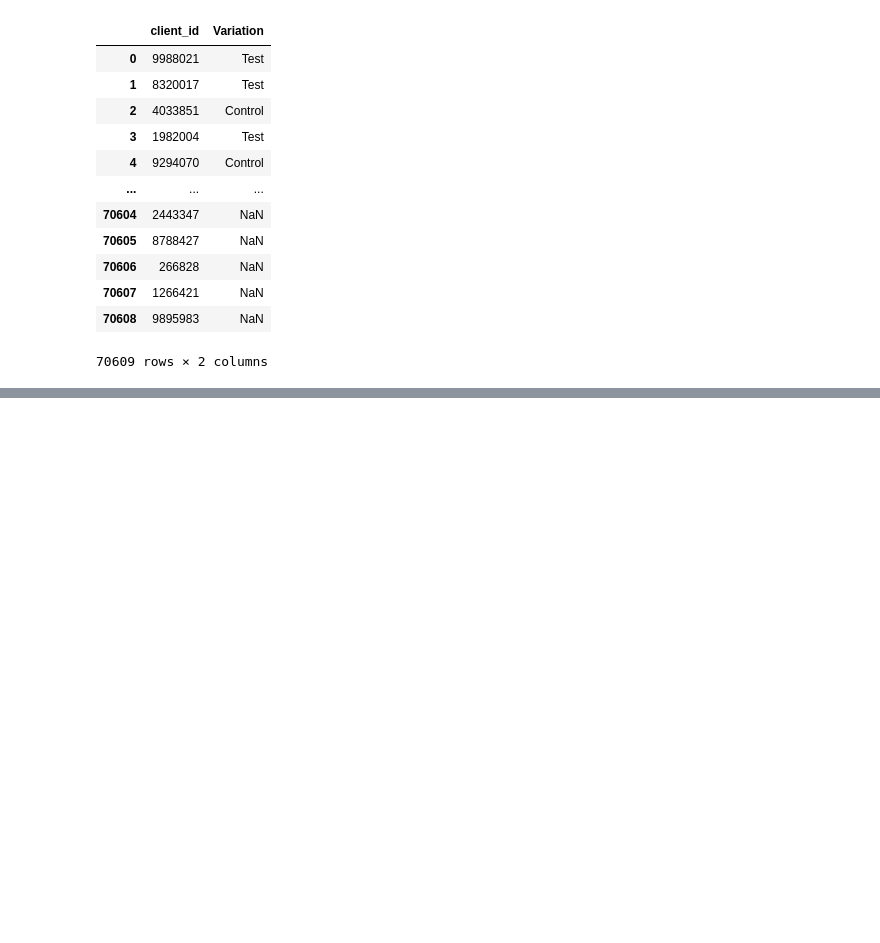
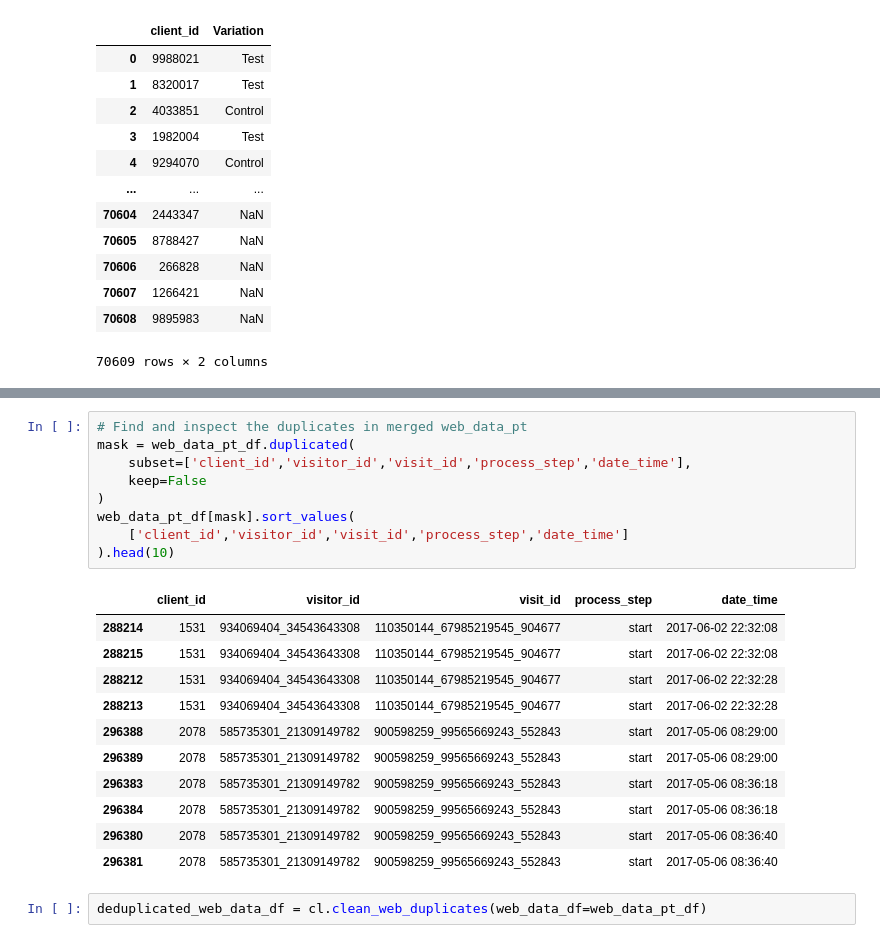
Before and after one commit to arnaurr94/vanguard-ab-test, a Jupyter notebook: dataframes.ipynb, the cells around one changed output, grey strips where cells are left out. Saved outputs shown, nothing was run; the diff lists cells and outputs as text; blank space fills up the shorter version.

```diff
--- a/dataframes.ipynb
+++ b/dataframes.ipynb
@@ -65,0 +96,23 @@ display(df_clients)
+# %%
+# Find and inspect the duplicates in merged web_data_pt
+mask = web_data_pt_df.duplicated(
+    subset=['client_id','visitor_id','visit_id','process_step','date_time'],
+    keep=False
+)
+web_data_pt_df[mask].sort_values(
+    ['client_id','visitor_id','visit_id','process_step','date_time']
+).head(10)
+# %% [output]
+|  | client_id | visitor_id | visit_id | process_step | date_time |
+| 288214 | 1531 | 934069404_34543643308 | 110350144_67985219545_904677 | start | 2017-06-02 22:32:08 |
+| 288215 | 1531 | 934069404_34543643308 | 110350144_67985219545_904677 | start | 2017-06-02 22:32:08 |
+| 288212 | 1531 | 934069404_34543643308 | 110350144_67985219545_904677 | start | 2017-06-02 22:32:28 |
+| 288213 | 1531 | 934069404_34543643308 | 110350144_67985219545_904677 | start | 2017-06-02 22:32:28 |
+| 296388 | 2078 | 585735301_21309149782 | 900598259_99565669243_552843 | start | 2017-05-06 08:29:00 |
+| 296389 | 2078 | 585735301_21309149782 | 900598259_99565669243_552843 | start | 2017-05-06 08:29:00 |
+| 296383 | 2078 | 585735301_21309149782 | 900598259_99565669243_552843 | start | 2017-05-06 08:36:18 |
+| 296384 | 2078 | 585735301_21309149782 | 900598259_99565669243_552843 | start | 2017-05-06 08:36:18 |
+| 296380 | 2078 | 585735301_21309149782 | 900598259_99565669243_552843 | start | 2017-05-06 08:36:40 |
+| 296381 | 2078 | 585735301_21309149782 | 900598259_99565669243_552843 | start | 2017-05-06 08:36:40 |
+# %%
+deduplicated_web_data_df = cl.clean_web_duplicates(web_data_df=web_data_pt_df)
```
Also changed, not shown: parts of 17 cells of this notebook, 1 other file.
